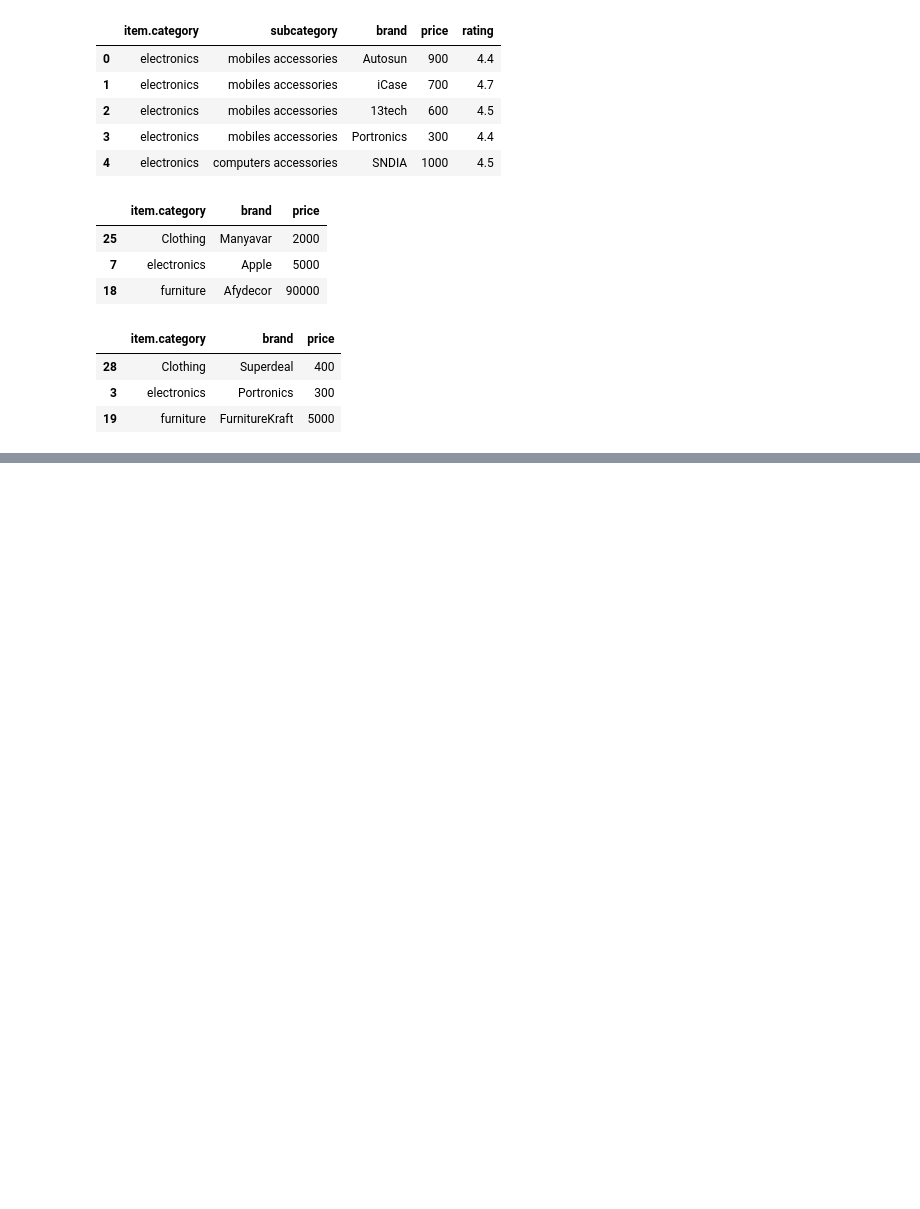
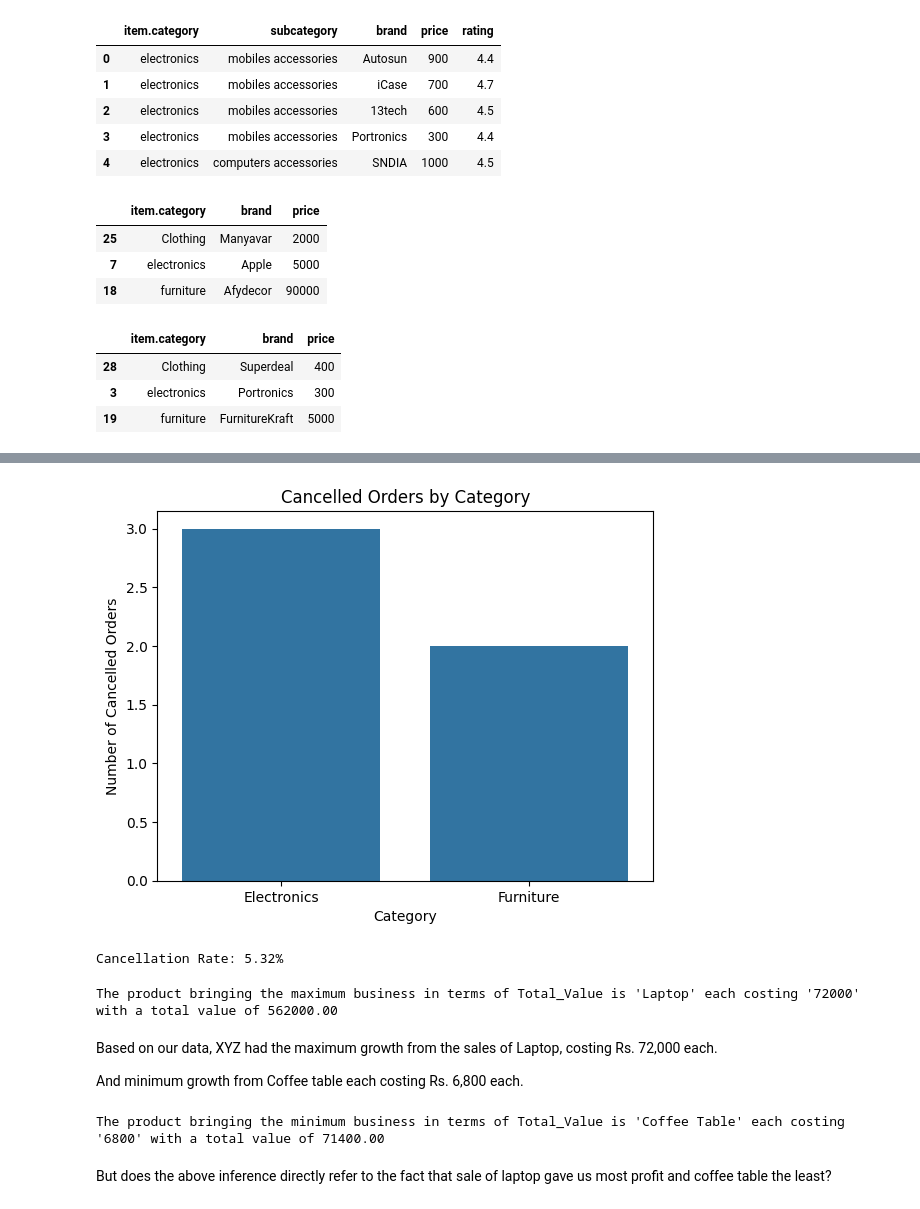
Before and after one commit to PhiWhyyy/Analyzing-market-trends, a Jupyter notebook: E_Commerce_Business_Analysis_Project.ipynb, the cells around one changed output, grey strips where cells are left out. Cells and saved outputs as stored; diff of their text form; code cells hidden in the pictures; blank space fills up the shorter version.

```diff
--- a/E_Commerce_Business_Analysis_Project.ipynb
+++ b/E_Commerce_Business_Analysis_Project.ipynb
@@ -34,0 +198,10 @@ display(most_budget_friendly_brands[["item.category","brand","price"]])
+# %%
+query_category_cancelled = """
+SELECT Category, COUNT(Status) AS Cancelled_Orders
+FROM df
+WHERE Status = 'Cancelled'
+GROUP BY Category
+ORDER BY Category;
+"""
+category_cancelled = pdsql.sqldf(query_category_cancelled, globals())
+display(category_cancelled)
@@ -34,0 +259,44 @@ display(most_budget_friendly_brands[["item.category","brand","price"]])
+# %%
+sns.barplot(x='Category', y='Cancelled_Orders', data=category_cancelled)
+plt.title('Cancelled Orders by Category')
+plt.xlabel('Category')
+plt.ylabel('Number of Cancelled Orders')
+plt.show()
+# %% [output]
+[figure, added]
+# %%
+if 'Status' in df.columns:
+    cancellation_rate = (df[df['Status'].str.lower() == 'cancelled'].shape[0] / len(df)) * 100
+    print(f"Cancellation Rate: {cancellation_rate:.2f}%")
+# %% [output]
+Cancellation Rate: 5.32%
+# %%
+product_total_value = df.groupby('Product')['Total_Value'].sum()
+max_business_product = product_total_value.idxmax()
+# Corrected line to find the maximum unit price for the product with the maximum business
+unit_cost = df[df['Product'] == max_business_product]['Unit_Price'].max()
+max_business_value = product_total_value.max()
+
+print(f"The product bringing the maximum business in terms of Total_Value is '{max_business_product}' each costing '{unit_cost}' with a total value of {max_business_value:.2f}")
+# %% [output]
+The product bringing the maximum business in terms of Total_Value is 'Laptop' each costing '72000' with a total value of 562000.00
+# %% [markdown]
+Based on our data, XYZ had the maximum growth from the sales of Laptop, costing Rs. 72,000 each.
+
+And minimum growth from Coffee table each costing Rs. 6,800 each.
+# %%
+df = pd.read_excel('/content/drive/MyDrive/XYZ company dataset_Updated Ecommerce Sheet.xlsx') # Skip the first row
+
+df['Total_Value'] = pd.to_numeric(df['Total_Value'], errors='coerce')
+filtered_df = df[df['Total_Value'] > 0]
+
+product_total_value = filtered_df.groupby('Product')['Total_Value'].sum()
+min_business_product = product_total_value.idxmin()
+min_unit_cost = df[df['Product'] == min_business_product]['Unit_Price'].min()
+min_business_value = product_total_value.min()
+
+print(f"The product bringing the minimum business in terms of Total_Value is '{min_business_product}' each costing '{min_unit_cost}' with a total value of {min_business_value:.2f}")
+# %% [output]
+The product bringing the minimum business in terms of Total_Value is 'Coffee Table' each costing '6800' with a total value of 71400.00
+# %% [markdown]
+But does the above inference directly refer to the fact that sale of laptop gave us most profit and coffee table the least?
```
Also changed, not shown: parts of 29 cells of this notebook.
